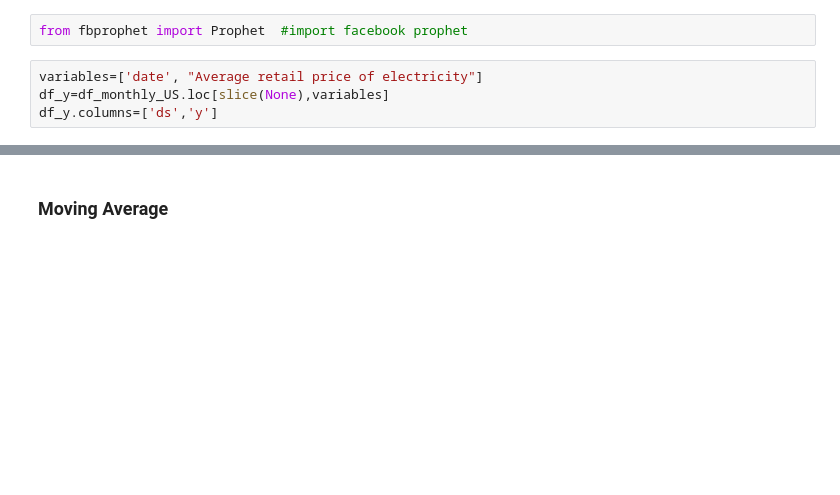
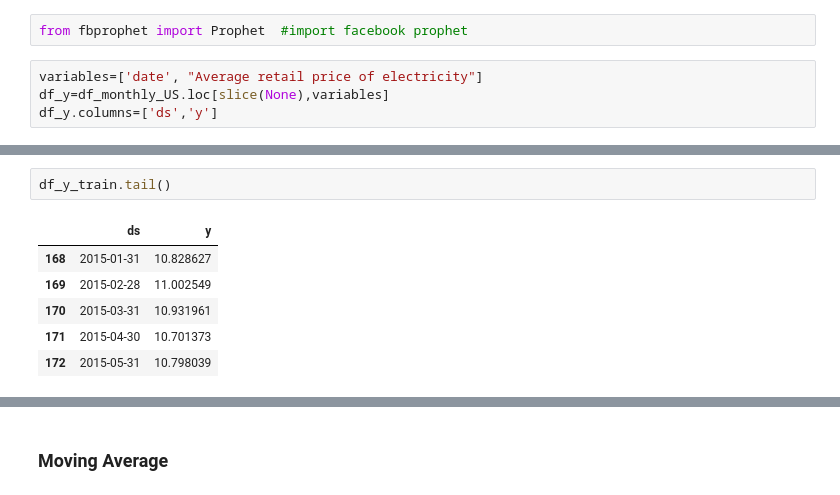
Before and after one commit to megiza/First_CapstoneProject, a Jupyter notebook: Project1_Part4.ipynb, the cells around one changed output, grey strips where cells are left out. Cells and saved outputs as stored; diff of their text form; blank space fills up the shorter version.

```diff
--- a/Project1_Part4.ipynb
+++ b/Project1_Part4.ipynb
@@ -173,2 +187,11 @@ df_y.columns=['ds','y']
+# %%
+df_y_train.tail()
+# %% [output]
+|  | ds | y |
+| 168 | 2015-01-31 | 10.828627 |
+| 169 | 2015-02-28 | 11.002549 |
+| 170 | 2015-03-31 | 10.931961 |
+| 171 | 2015-04-30 | 10.701373 |
+| 172 | 2015-05-31 | 10.798039 |
 # %%
 m = Prophet() #Instantiate
```
Also changed, not shown: parts of 23 cells of this notebook.
